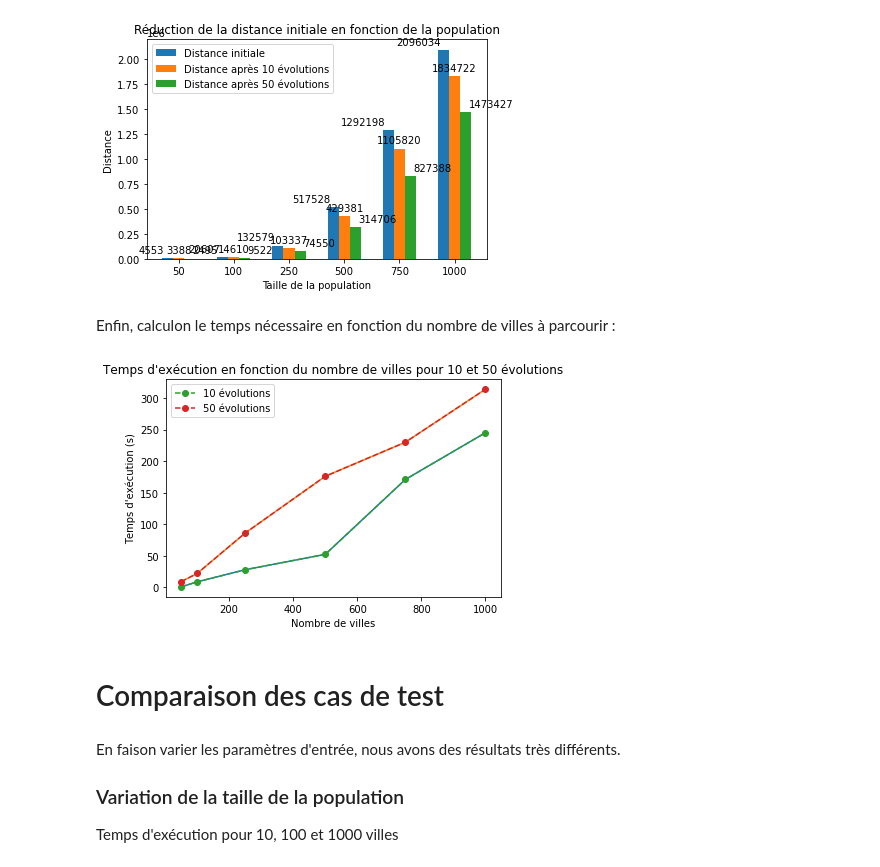
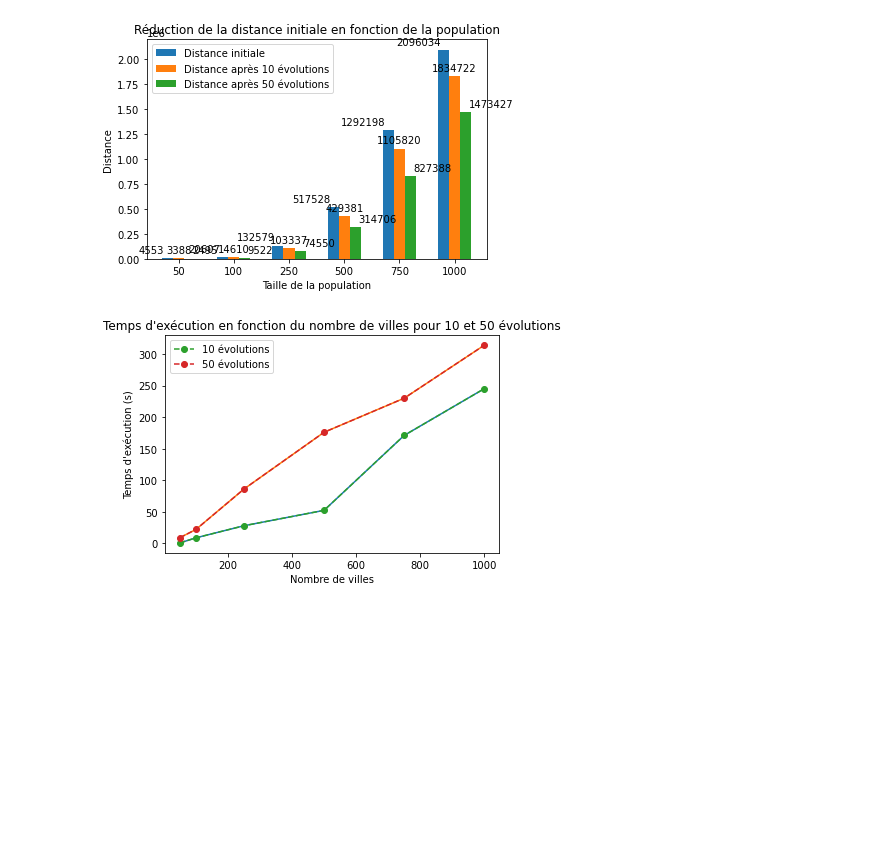
Before and after one commit to CoCodeur/VRP-PROJECT, a Jupyter notebook: AG/AlgorithmeGénétique.ipynb, the cells around one changed output. Cells and saved outputs as stored; diff of their text form; code cells hidden in the pictures; blank space fills up the shorter version.

```diff
--- a/AG/AlgorithmeGénétique.ipynb
+++ b/AG/AlgorithmeGénétique.ipynb
@@ -559,36 +551,28 @@ fig.tight_layout()
 plt.show()
 # %% [output]
 [figure]
-# %% [markdown]
-Enfin, calculon le temps nécessaire en fonction du nombre de villes à parcourir :
 # %%
 import numpy as np
 import matplotlib.pyplot as plt
 from pylab import *
 
 # Données de génération des deux courbes
 #Courbe de 10 évolution par exécution
 x = np.array([50, 100, 250, 500, 750, 1000])
 y = np.array([0.57, 8.64, 27.8,52.21, 171, 245.12])
 #Courbe de 50 évolutions par exécutions
-x1 = np.array([50, 100, 250, 500, 750, 1000])
+x1 = np.array([50, 100, 250, 500, 750, 1000, ])
 y1 = np.array([8.9, 21.86, 86, 176, 230, 314 ])
 #Création des courbes
 plt.plot(x, y, x1, y1)
 
 #Ajout de titres et de légendes
 title("Temps d'exécution en fonction du nombre de villes pour 10 et 50 évolutions")
 plt.xlabel("Nombre de villes")
 plt.ylabel("Temps d'exécution (s)")
 plt.plot(x, y, "o--", label="10 évolutions")
 plt.plot(x1, y1,"o--", label="50 évolutions")
 plt.legend()
 plt.show() # affiche la figure a l'ecran
 # %% [output]
-[figure, old version]
+[figure, new version]
-# %% [markdown]
-# Comparaison des cas de test
-# %% [markdown]
-En faison varier les paramètres d'entrée, nous avons des résultats très différents.<br>
-### Variation de la taille de la population
-Temps d'exécution pour 10, 100 et 1000 villes
```
Also changed, not shown: parts of 19 cells of this notebook.
